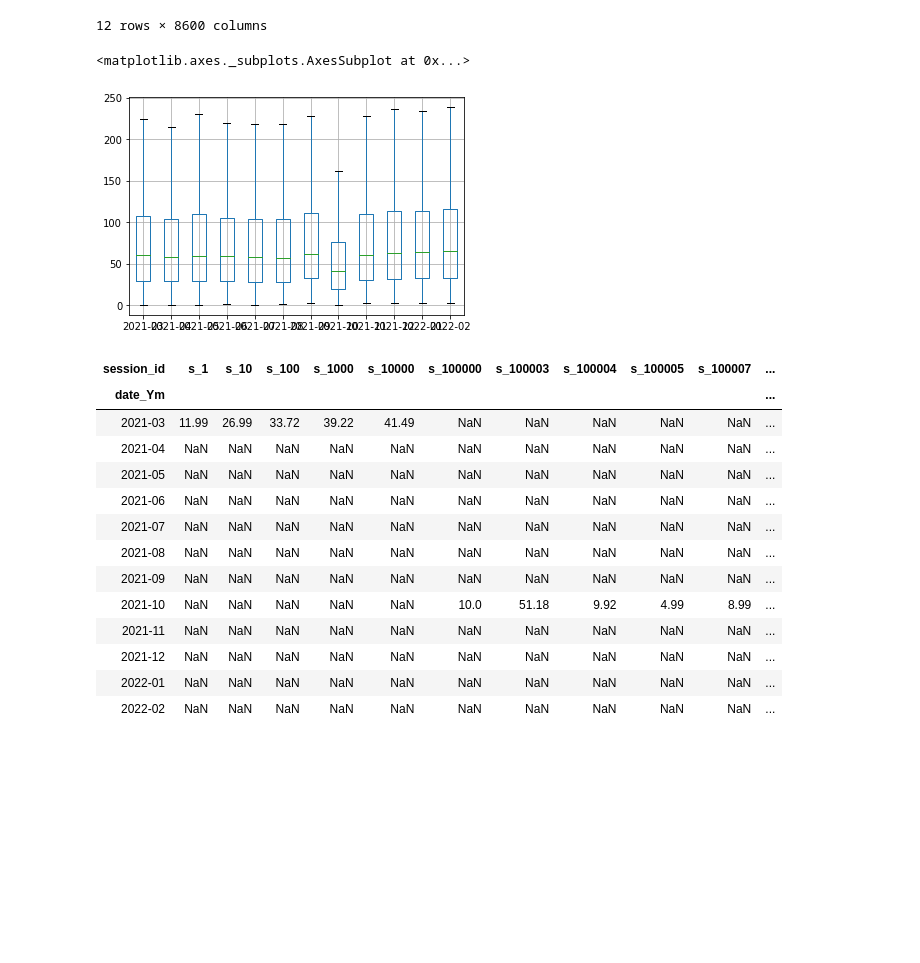
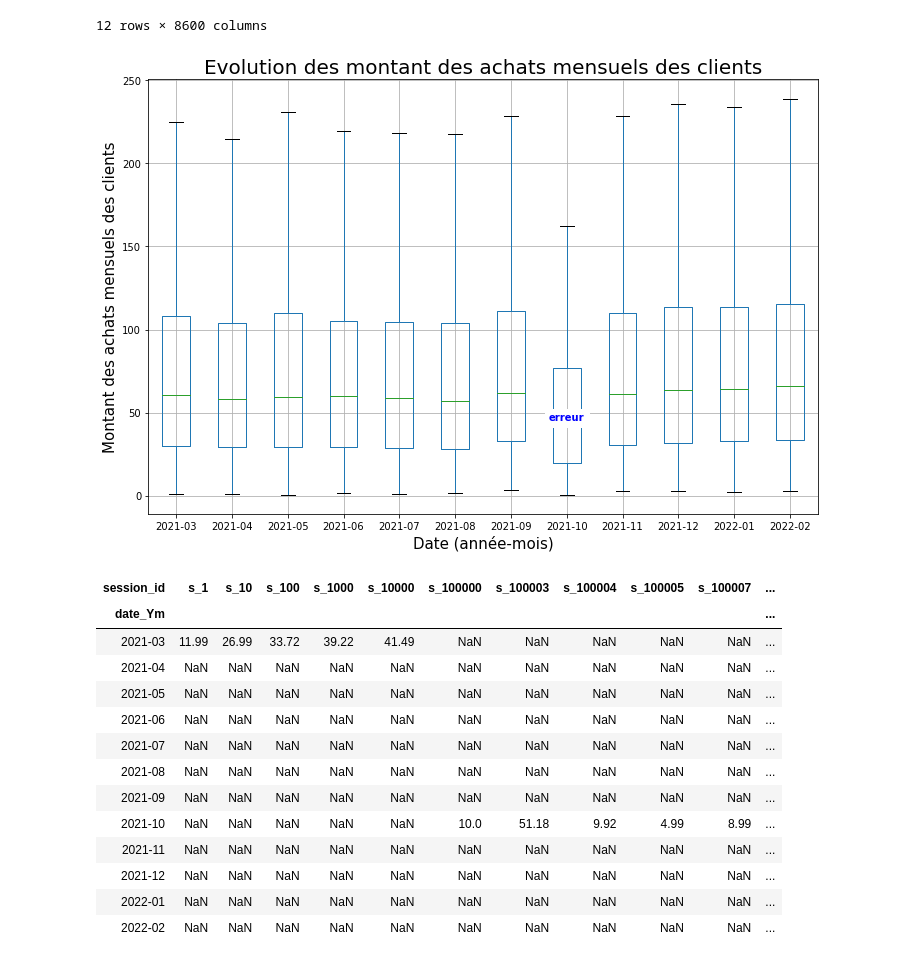
Before and after one commit to Sh4mSh4m/OCR_DA_proj4, a Jupyter notebook: Projet 4 - Analysez les ventes de votre entreprise.ipynb, the cells around one changed output. Drawn from its saved outputs; the diff is of its cells as text; code cells hidden in the pictures; blank space fills up the shorter version.

```diff
--- a/Projet 4 - Analysez les ventes de votre entreprise.ipynb
+++ b/Projet 4 - Analysez les ventes de votre entreprise.ipynb
@@ -1128,13 +1115,22 @@ sales_aclient_monthly_df
 | 2022-01 | NaN | NaN | NaN | 62.97 | NaN | NaN | 38.42 | 40.24 | 85.63 | 168.10 | ... | ... |
 | 2022-02 | 5.99 | NaN | NaN | 215.20 | 102.88 | 42.96 | 54.83 | 98.24 | 20.85 | 148.05 | ... | ... |
 12 rows × 8600 columns
-# %%
-
-# Montly spending on average per client
-sales_aclient_monthly_df.T.boxplot(showfliers=False)
-# %% [output]
-<matplotlib.axes._subplots.AxesSubplot at 0x...>
-[figure, removed]
+# %%
+fig2_4, ax = plt.subplots(figsize=(12,8))
+# Montly spending on average per client
+sales_aclient_monthly_df.T.boxplot(showfliers=False, ax=ax)
+
+
+
+
+# Montly spending on average per client
+text(8, 50, "erreur")
+ax.set_title("Evolution des montant des achats mensuels des clients", fontsize=20)
+ax.set_ylabel("Montant des achats mensuels des clients", fontsize=15)
+ax.set_xlabel("Date (année-mois)", fontsize=15)
+fig2_4.savefig("figure_2_4_Montant des achats mensuels des clients.png")
+# %% [output]
+[figure, added]
 # %%
 sales_asession_monthly_df = book.pivot_table(index='date_Ym', columns='session_id', values='price', aggfunc=sum)
 sales_asession_monthly_df
```
Also changed, not shown: parts of 19 cells of this notebook, 18 other files.
